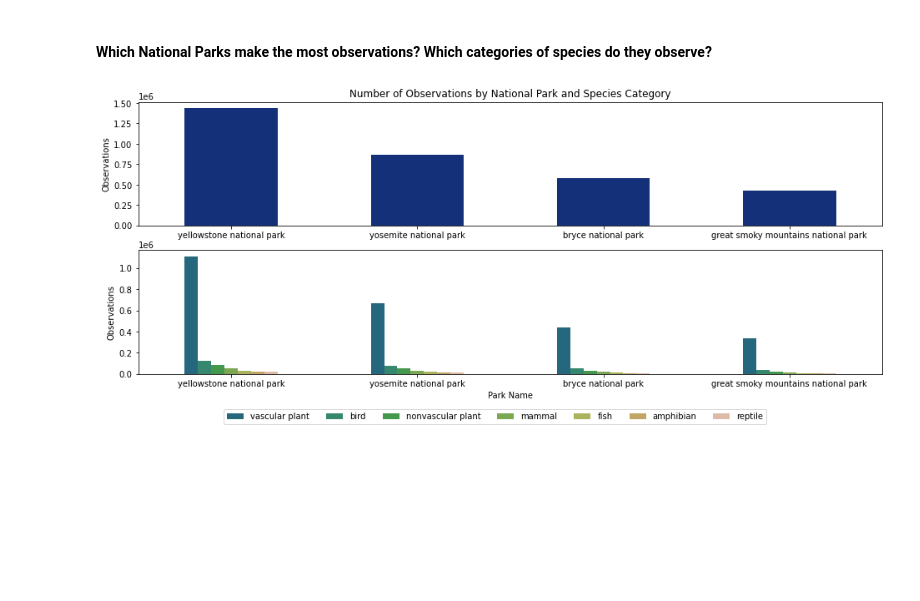
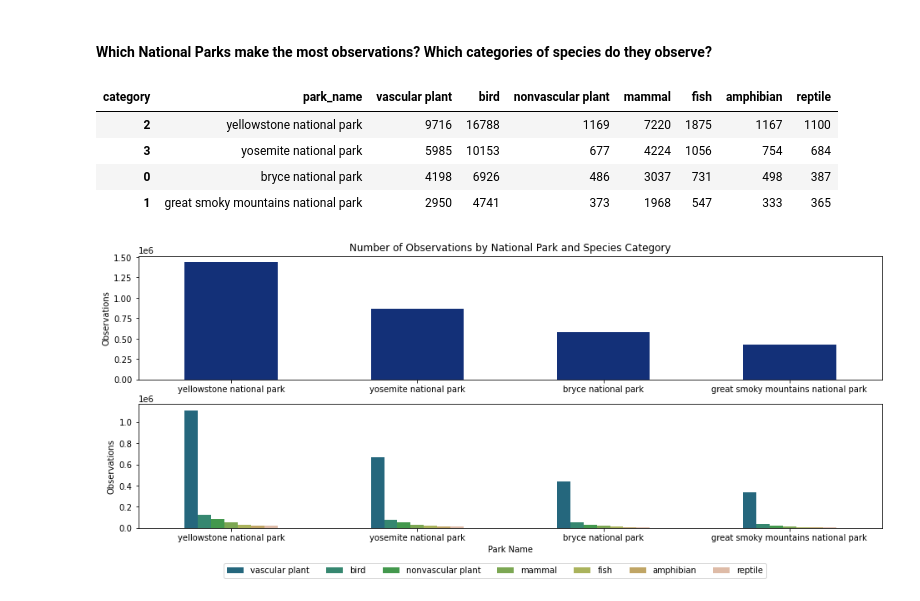
Before and after one commit to leahmfulmer/codecademy-projects, a Jupyter notebook: national-parks-service-biodiversity/lmf-national-parks-service-biodiversity.ipynb, the cells around one changed output. Drawn from its saved outputs; the diff is of its cells as text; code cells hidden in the pictures; blank space fills up the shorter version.

```diff
--- a/national-parks-service-biodiversity/lmf-national-parks-service-biodiversity.ipynb
+++ b/national-parks-service-biodiversity/lmf-national-parks-service-biodiversity.ipynb
@@ -176,28 +178,39 @@ yosemite = isolate("yosemite national park")
 # %%
 # Group observations by National Park
 parks_grouped = combined.groupby(["park_name", "category"]).observations.sum().reset_index()
 
-
-# To isolate for species flagged for conservation, uncomment the two lines below
-# conserve = combined[combined.conservation_status != "no data"]
-# parks_grouped = conserve.groupby(["park_name", "category"]).observations.sum().reset_index()
+# Isolate species flagged for conservation
+conserve = combined[combined.conservation_status != "no data"]
+parks_grouped_conserve = conserve.groupby(["park_name", "category"]).observations.sum().reset_index()
 
 # Pivot by species category
 pivot_category = parks_grouped.pivot(columns='category', \
                               index='park_name', values='observations').reset_index()
 column_order = ['park_name', 'vascular plant', 'bird', 'nonvascular plant', 'mammal', \
                 'fish', 'amphibian', 'reptile']
 row_order = ['yellowstone national park', 'yosemite national park', 'bryce national park', \
              'great smoky mountains national park']
 pivot_category = pivot_category.reindex(column_order, axis=1).reindex([2,3,0,1])
 
+# Again for conserved species
+pivot_category_conserve = parks_grouped_conserve.pivot(columns='category', \
+                              index='park_name', values='observations').reset_index()
+pivot_category_conserve = pivot_category_conserve.reindex(column_order, axis=1).reindex([2,3,0,1])
+
 # Create a color dictionary
 palette = sns.color_palette("gist_earth", len(column_order))
 # palette.reverse()
 colors = dict(zip(column_order, palette))
 
 # parks_grouped.head()
 # pivot_category.head()
+# pivot_category_conserve.head()
+# %% [output]
+| category | park_name | vascular plant | bird | nonvascular plant | mammal | fish | amphibian | reptile |
+| 2 | yellowstone national park | 9716 | 16788 | 1169 | 7220 | 1875 | 1167 | 1100 |
+| 3 | yosemite national park | 5985 | 10153 | 677 | 4224 | 1056 | 754 | 684 |
+| 0 | bryce national park | 4198 | 6926 | 486 | 3037 | 731 | 498 | 387 |
+| 1 | great smoky mountains national park | 2950 | 4741 | 373 | 1968 | 547 | 333 | 365 |
 # %%
 # Plot Number of Observations by National Park and Species Category
 
```
Also changed, not shown: parts of 8 cells of this notebook.
